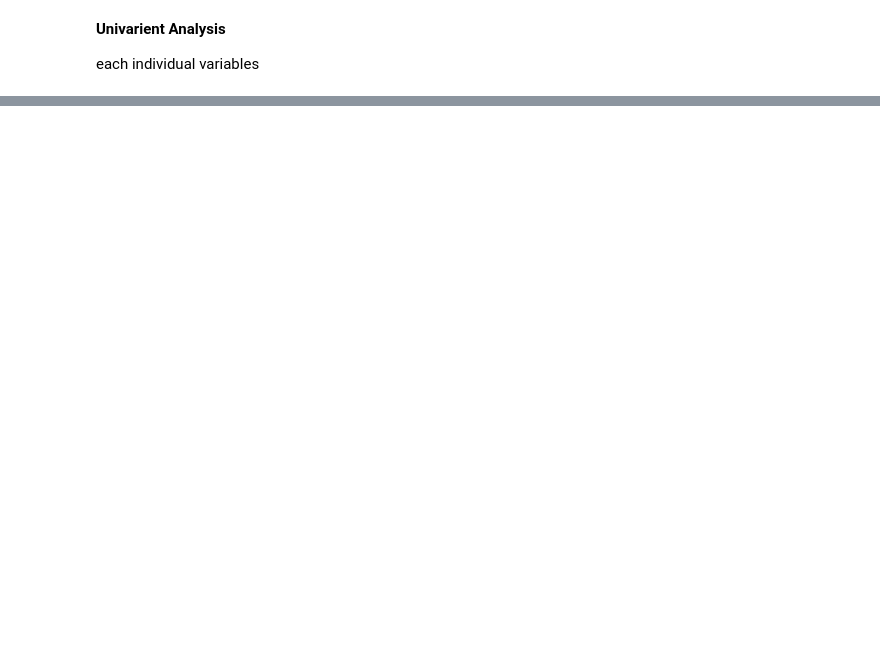
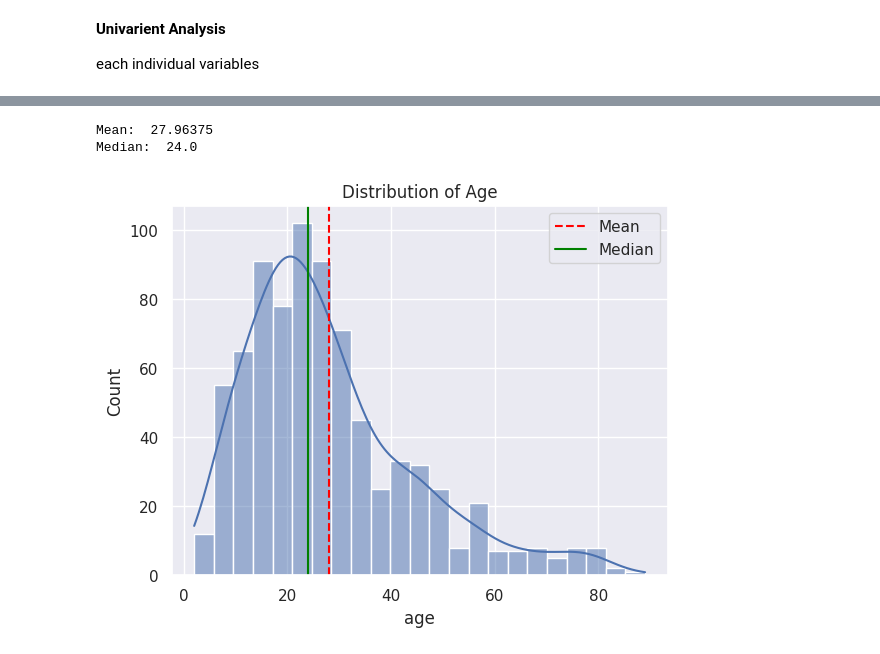
Before and after one commit to Musarrat1/Autism, a Jupyter notebook: autism.ipynb, the cells around one changed output, grey strips where cells are left out. Saved outputs shown, nothing was run; the diff lists cells and outputs as text; code cells hidden in the pictures; blank space fills up the shorter version.

```diff
--- a/autism.ipynb
+++ b/autism.ipynb
@@ -248,0 +257,3 @@ each individual variables
+# %%
+#desire theme
+sns.set_theme(style="darkgrid")
@@ -248,0 +266,15 @@ each individual variables
+# %%
+sns.histplot(data["age"],kde=True)
+plt.title("Distribution of Age")
+age_mean = data["age"].mean()
+age_median =data["age"].median()
+print("Mean: ",age_mean)
+print("Median: ",age_median)
+plt.axvline(age_mean,color="red",linestyle="dashed",label="Mean")
+plt.axvline(age_median,color="green",linestyle="solid",label="Median")
+plt.legend()
+plt.show()
+# %% [output]
+Mean:  27.96375
+Median:  24.0
+[figure, added]
```
Also changed, not shown: parts of 7 cells of this notebook.
